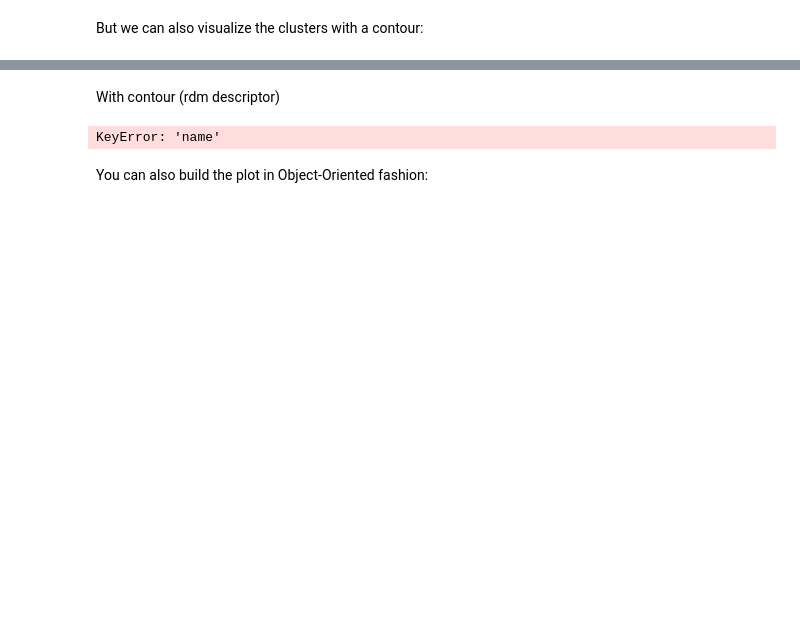
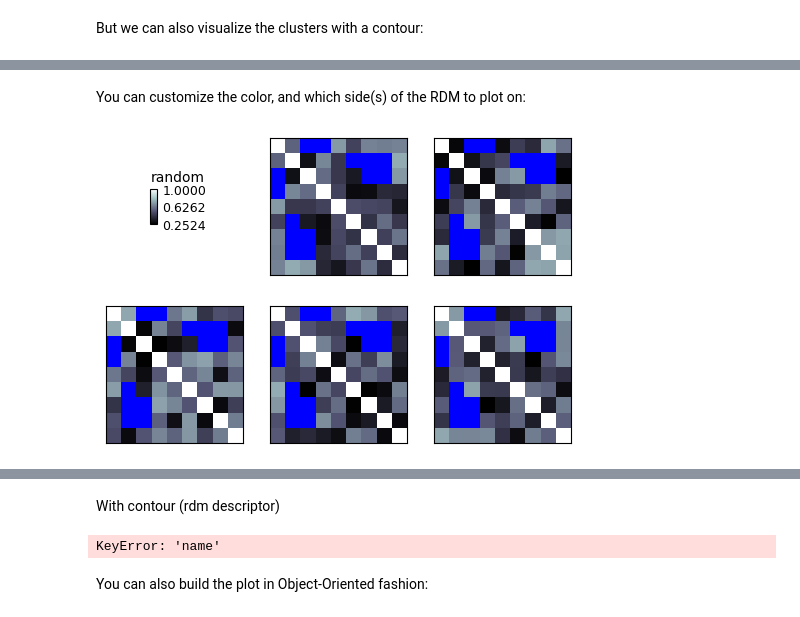
Before and after one commit to rsagroup/rsatoolbox, a Jupyter notebook: demos/demo_annotated_rdm_plot.ipynb, the cells around one changed output, grey strips where cells are left out. Drawn from its saved outputs; the diff is of its cells as text; code cells hidden in the pictures; blank space fills up the shorter version.

```diff
--- a/demos/demo_annotated_rdm_plot.ipynb
+++ b/demos/demo_annotated_rdm_plot.ipynb
@@ -44,0 +45,7 @@ plt.show()
+# %% [markdown]
+You can customize the color, and which side(s) of the RDM to plot on:
+# %%
+show_rdm(rdms, vmin=0, vmax=1, show_colorbar='figure', overlay=mask, overlay_color='blue', overlay_symmetry=Symmetry.LOWER)
+plt.show()
+# %% [output]
+[figure, added]
```
Also changed, not shown: parts of 6 cells of this notebook, 2 other files.
